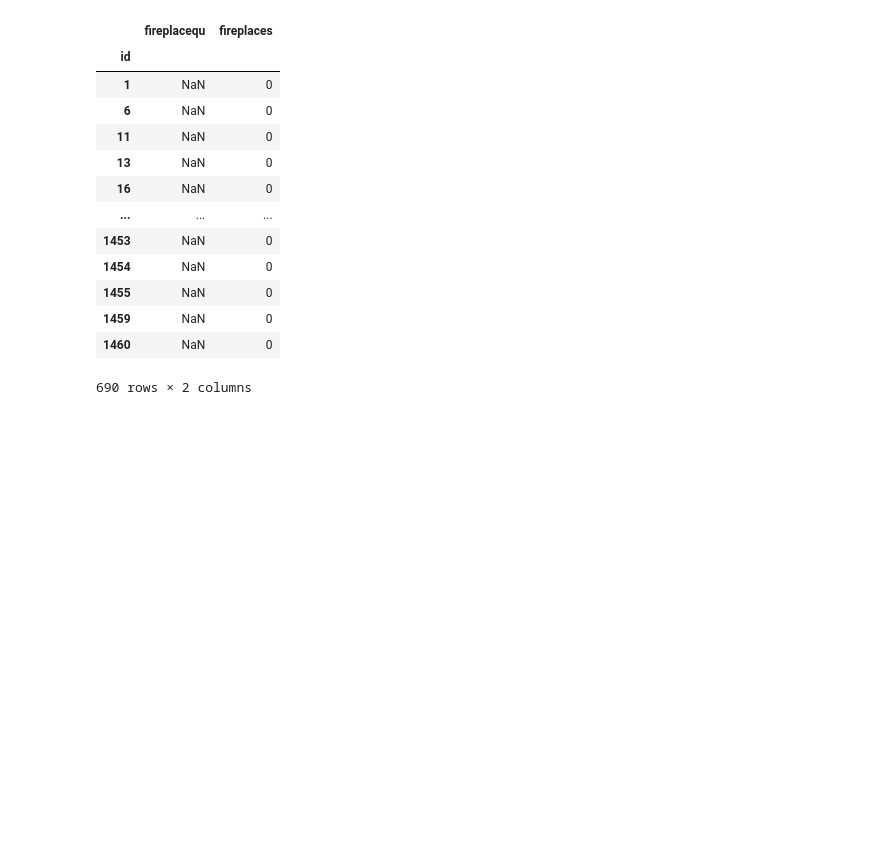
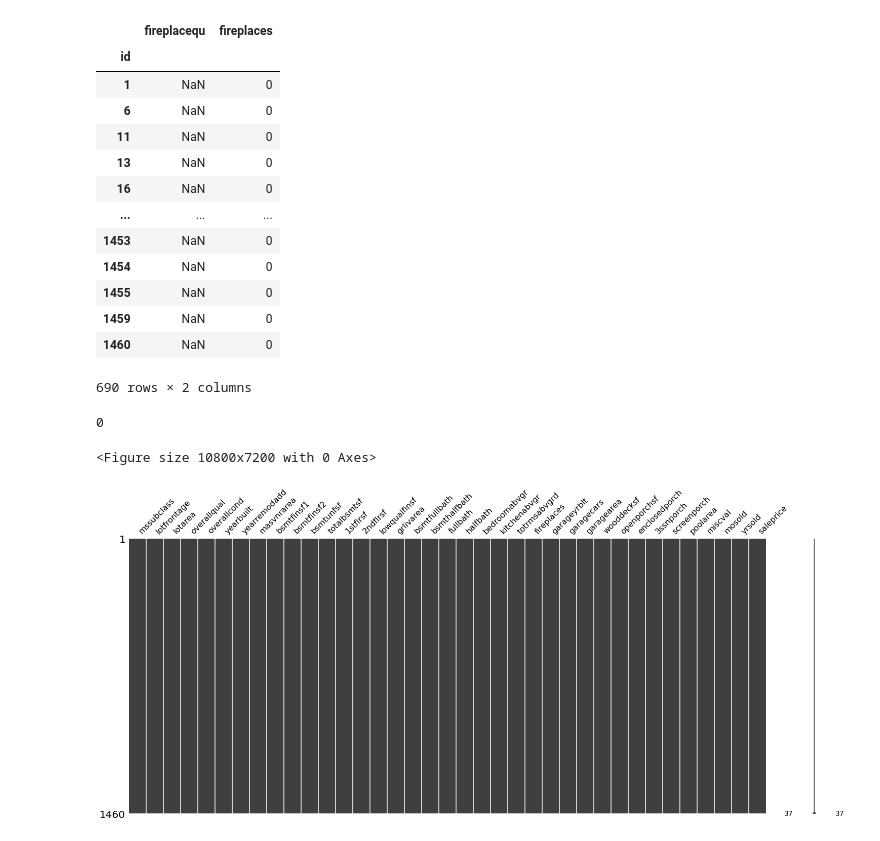
Before and after one commit to ashen007/pandas_data_analysis, a Jupyter notebook: v_3/r_2.ipynb, the cells around one changed output. Cells and saved outputs as stored; diff of their text form; code cells hidden in the pictures; blank space fills up the shorter version.

```diff
--- a/v_3/r_2.ipynb
+++ b/v_3/r_2.ipynb
@@ -503,3 +503,15 @@ train_data.iloc[np.where(train_data['fireplacequ'].isna())][['fireplacequ','fire
 | 1459 | NaN | 0 |
 | 1460 | NaN | 0 |
 690 rows × 2 columns
+# %%
+train_data['fireplacequ'].fillna(value='None',inplace=True)
+train_data.fireplacequ.isna().sum()
+# %% [output]
+0
+# %%
+plt.figure(figsize=[36,24],dpi=300)
+mn.matrix(train_data.select_dtypes(include=np.number))
+plt.show()
+# %% [output]
+<Figure size 10800x7200 with 0 Axes>
+[figure, added]
```
Also changed, not shown: parts of 9 cells of this notebook.
